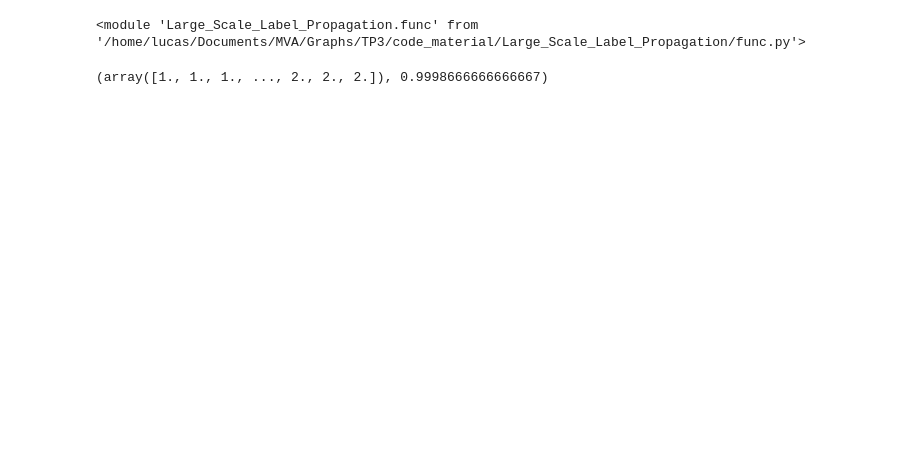
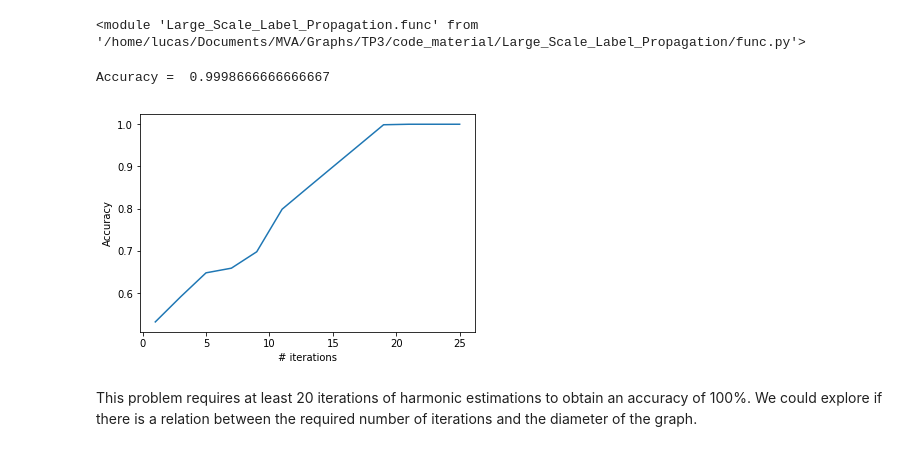
Before and after one commit to lgerrets/graphsml18-hw3, a Jupyter notebook: code_material/Report.ipynb, the cells around one changed output. Drawn from its saved outputs; the diff is of its cells as text; code cells hidden in the pictures; blank space fills up the shorter version.

```diff
--- a/code_material/Report.ipynb
+++ b/code_material/Report.ipynb
@@ -56,6 +119,25 @@ reload(lslp)
 # %% [output]
 <module 'Large_Scale_Label_Propagation.func' from '/home/lucas/Documents/MVA/Graphs/TP3/code_material/Large_Scale_Label_Propagation/func.py'>
 # %%
-lslp.iterative_hfs(niter = 20)
+labels, acc = lslp.iterative_hfs(niter = 20)
+print("Accuracy = ",acc)
 # %% [output]
-(array([1., 1., 1., ..., 2., 2., 2.]), 0.9998666666666667)
+Accuracy =  0.9998666666666667
+# %%
+#niters = [1,2,3,5,7,10,20]
+niters = np.arange(1,26,2)
+n_exp = 5
+accs = np.zeros((n_exp,len(niters)))
+for it,niter in enumerate(niters):
+    for it_exp in range(n_exp):
+        labels, acc = lslp.iterative_hfs(niter = niter)
+        accs[it_exp,it] = acc
+
+plt.plot(niters,accs.mean(axis=0))
+plt.xlabel("# iterations")
+plt.ylabel("Accuracy")
+plt.show()
+# %% [output]
+[figure, added]
+# %% [markdown]
+This problem requires at least 20 iterations of harmonic estimations to obtain an accuracy of 100%. We could explore if there is a relation between the required number of iterations and the diameter of the graph.
```
Also changed, not shown: parts of 13 cells of this notebook, 3 other files.
